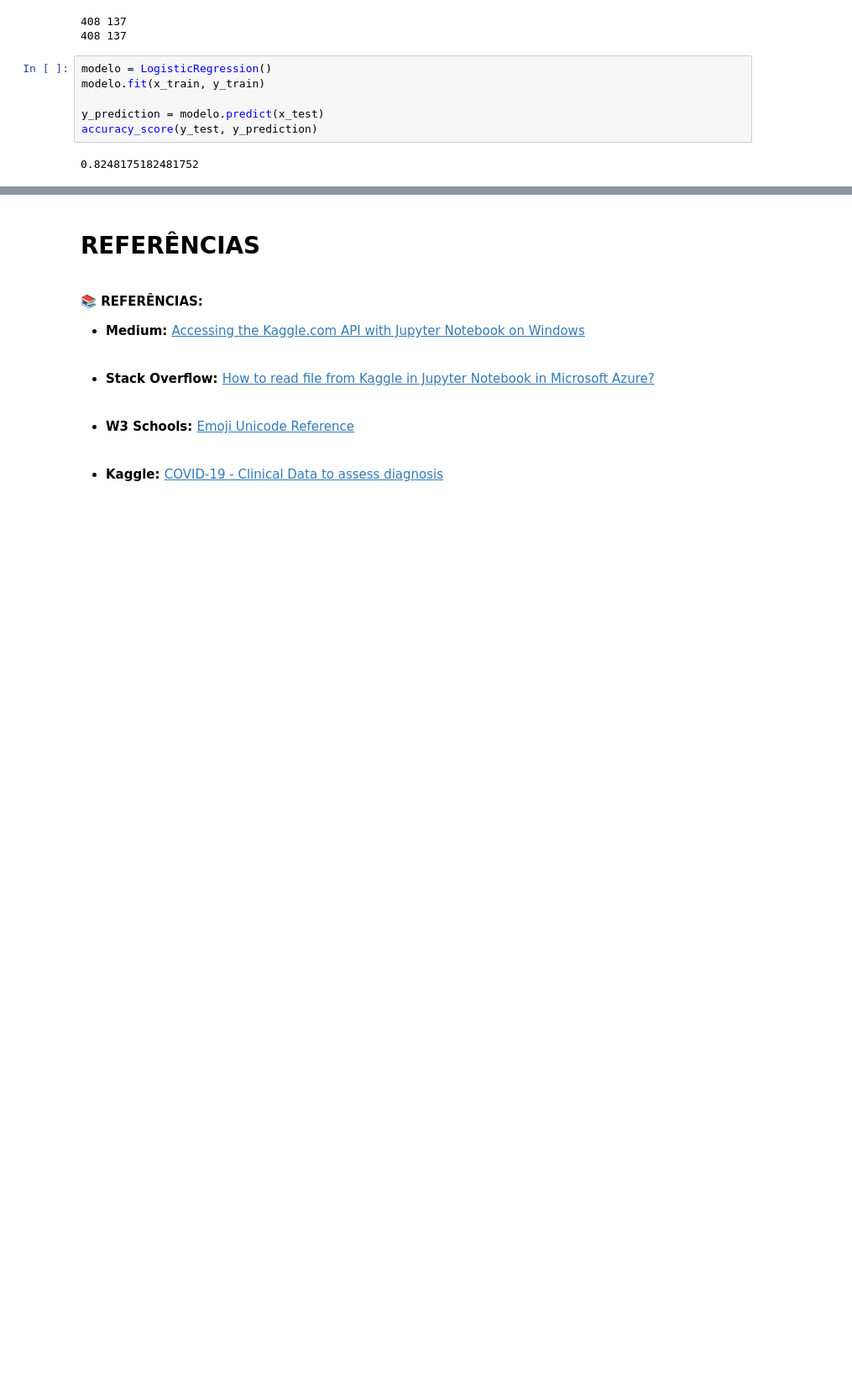
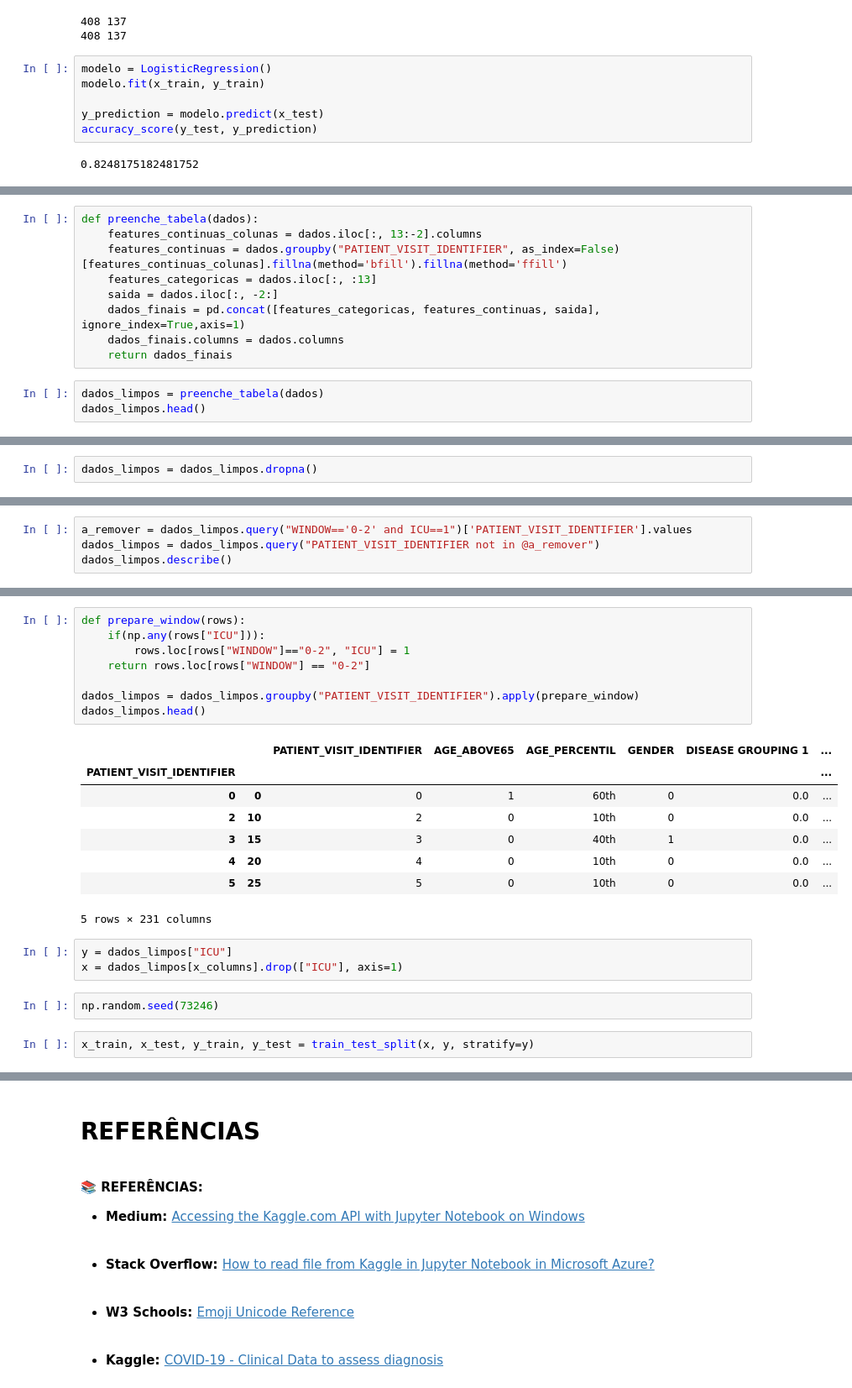
Before and after one commit to daianeklein/bootcamp-Alura, a Jupyter notebook: Modulo5-Machine_Learning_e_Saude.ipynb, the cells around one changed output, grey strips where cells are left out. Shown at 84% size. Cells and saved outputs as stored; diff of their text form; blank space fills up the shorter version.

```diff
--- a/Modulo5-Machine_Learning_e_Saude.ipynb
+++ b/Modulo5-Machine_Learning_e_Saude.ipynb
@@ -112,0 +217,12 @@ accuracy_score(y_test, y_prediction)
+# %%
+def preenche_tabela(dados):
+    features_continuas_colunas = dados.iloc[:, 13:-2].columns
+    features_continuas = dados.groupby("PATIENT_VISIT_IDENTIFIER", as_index=False)[features_continuas_colunas].fillna(method='bfill').fillna(method='ffill')
+    features_categoricas = dados.iloc[:, :13]
+    saida = dados.iloc[:, -2:]
+    dados_finais = pd.concat([features_categoricas, features_continuas, saida], ignore_index=True,axis=1)
+    dados_finais.columns = dados.columns
+    return dados_finais
+# %%
+dados_limpos = preenche_tabela(dados)
+dados_limpos.head()
@@ -112,0 +237,2 @@ accuracy_score(y_test, y_prediction)
+# %%
+dados_limpos = dados_limpos.dropna()
@@ -112,0 +255,4 @@ accuracy_score(y_test, y_prediction)
+# %%
+a_remover = dados_limpos.query("WINDOW=='0-2' and ICU==1")['PATIENT_VISIT_IDENTIFIER'].values
+dados_limpos = dados_limpos.query("PATIENT_VISIT_IDENTIFIER not in @a_remover")
+dados_limpos.describe()
@@ -112,0 +271,24 @@ accuracy_score(y_test, y_prediction)
+# %%
+def prepare_window(rows):
+    if(np.any(rows["ICU"])):
+        rows.loc[rows["WINDOW"]=="0-2", "ICU"] = 1
+    return rows.loc[rows["WINDOW"] == "0-2"]
+
+dados_limpos = dados_limpos.groupby("PATIENT_VISIT_IDENTIFIER").apply(prepare_window)
+dados_limpos.head()
+# %% [output]
+|  |  | PATIENT_VISIT_IDENTIFIER | AGE_ABOVE65 | AGE_PERCENTIL | GENDER | DISEASE GROUPING 1 | ... |
+| PATIENT_VISIT_IDENTIFIER |  |  |  |  |  |  | ... |
+| 0 | 0 | 0 | 1 | 60th | 0 | 0.0 | ... |
+| 2 | 10 | 2 | 0 | 10th | 0 | 0.0 | ... |
+| 3 | 15 | 3 | 0 | 40th | 1 | 0.0 | ... |
+| 4 | 20 | 4 | 0 | 10th | 0 | 0.0 | ... |
+| 5 | 25 | 5 | 0 | 10th | 0 | 0.0 | ... |
+5 rows × 231 columns
+# %%
+y = dados_limpos["ICU"]
+x = dados_limpos[x_columns].drop(["ICU"], axis=1)
+# %%
+np.random.seed(73246)
+# %%
+x_train, x_test, y_train, y_test = train_test_split(x, y, stratify=y)
```
Also changed, not shown: parts of 16 cells of this notebook.
